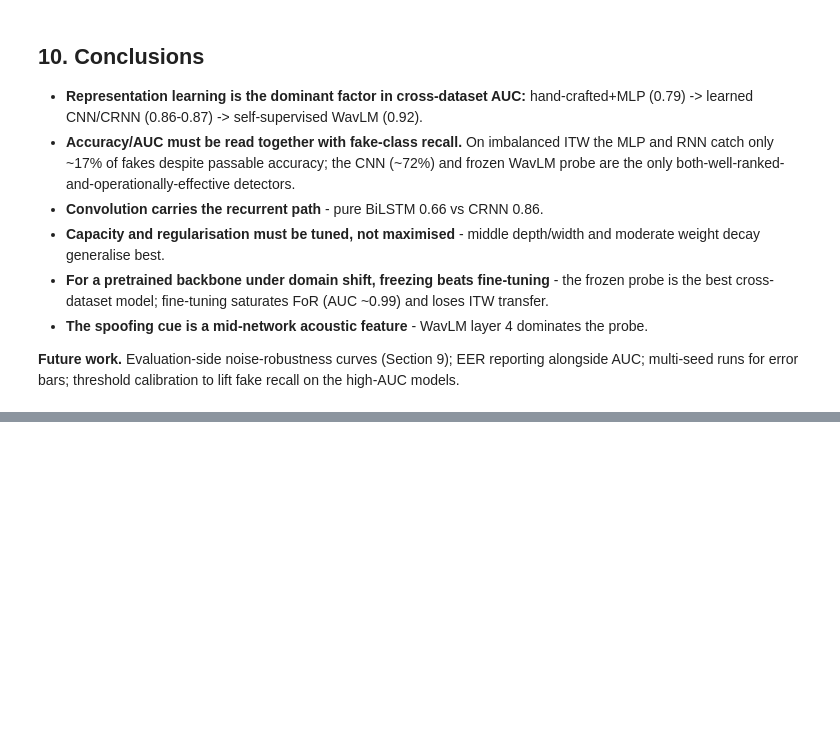
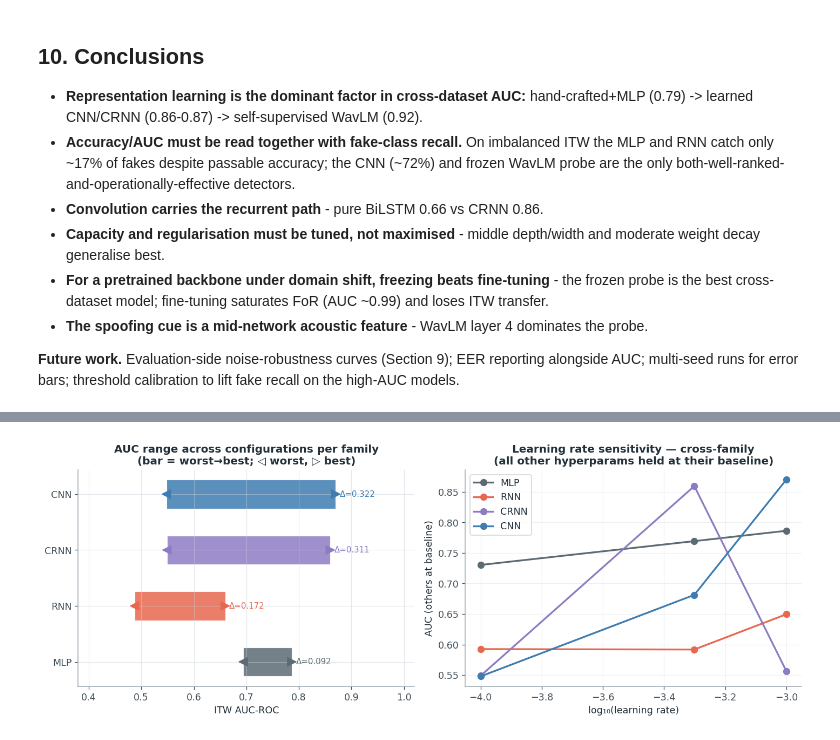
Before and after one commit to KonstaninosKaimakis/audio-deepfake-detection-DL, a Jupyter notebook: report.ipynb, the cells around one changed output, grey strips where cells are left out. Saved outputs shown, nothing was run; the diff lists cells and outputs as text; code cells hidden in the pictures; blank space fills up the shorter version.

```diff
--- a/report.ipynb
+++ b/report.ipynb
@@ -581,0 +723,83 @@ A dedicated **evaluation-side** study is the planned extension: corrupt the **te
+# %%
+# Cache all family tables once to avoid repeated disk reads
+_fam_tables = {fam: family_table(fam, FAM[fam]) for fam in ["MLP", "CNN", "CRNN", "RNN"]}
+fam_order = ["MLP", "RNN", "CRNN", "CNN"]   # ascending complexity / ceiling
+pal_fam   = [PAL["slate"], PAL["coral"], PAL["violet"], PAL["blue"]]
+
+# ─── AUC range per family: sensitivity to configuration ────────────────
+range_data = {fam: {"best": d["AUC"].max(), "worst": d["AUC"].min(),
+                    "spread": d["AUC"].max() - d["AUC"].min()}
+              for fam, d in _fam_tables.items()}
+
+fig, axes = plt.subplots(1, 2, figsize=(12, 4.5))
+
+ax = axes[0]
+x = np.arange(len(fam_order))
+bests   = [range_data[f]["best"]   for f in fam_order]
+worsts  = [range_data[f]["worst"]  for f in fam_order]
+spreads = [range_data[f]["spread"] for f in fam_order]
+ax.barh(x, spreads, left=worsts, height=0.52, color=pal_fam,
+        edgecolor="white", lw=0.7, alpha=0.85)
+ax.scatter(bests,  x, zorder=5, color=pal_fam, s=90, marker=">")
+ax.scatter(worsts, x, zorder=5, color=pal_fam, s=90, marker="<")
+ax.set_yticks(x); ax.set_yticklabels(fam_order)
+ax.set_xlabel("ITW AUC-ROC"); ax.set_xlim(0.38, 1.02)
+ax.set_title("AUC range across configurations per family\n(bar = worst→best; ◁ worst, ▷ best)")
+for i, (b, s, col) in enumerate(zip(bests, spreads, pal_fam)):
+    ax.text(b + 0.008, i, f"Δ={s:.3f}", va="center", fontsize=9, color=col)
+
+# ─── LR sensitivity: cross-family on the same axes ──────────────────
+ax = axes[1]
+for fam, col in zip(fam_order, pal_fam):
+    d = _fam_tables[fam]
+    others = [c for c in CONFIG_COLS[fam] if c != "lr"]
+    base = {c: d[c].mode().iloc[0] for c in others}
+    mask = (d[others] == pd.Series(base)).all(axis=1) if others else pd.Series([True]*len(d))
+    sd = d[mask].copy()
+    if sd["lr"].nunique() < 2:
+        continue
+    sd = sd.assign(_sk=sd["lr"].map(_sortkey)).sort_values("_sk")
+    xvals = np.log10(sd["lr"].astype(float))
+    ax.plot(xvals, sd["AUC"], marker="o", ms=7, lw=2, color=col, label=fam)
+
+ax.set_xlabel("log₁₀(learning rate)")
+ax.set_ylabel("AUC (others at baseline)")
+ax.set_title("Learning rate sensitivity — cross-family\n(all other hyperparams held at their baseline)")
+ax.legend(); ax.grid(alpha=0.3)
+plt.tight_layout(); plt.show()
+
+# ─── Regularisation: dropout and weight_decay ─────────────────────────
+fig, axes = plt.subplots(1, 2, figsize=(12, 4.5))
+for ax, (param, label) in zip(axes, [("dropout", "Dropout"),
+                                      ("weight_decay", "Weight decay")]):
+    # global x-axis: union of all values tested across families
+    all_vals = sorted(
+        {v for fam in fam_order if param in CONFIG_COLS[fam]
+           for v in _fam_tables[fam][param].unique()},
+        key=_sortkey
+    )
+    val_to_x = {v: i for i, v in enumerate(all_vals)}
+
+    for fam, col in zip(fam_order, pal_fam):
+        if param not in CONFIG_COLS[fam]:
+            continue
+        d = _fam_tables[fam]
+        others = [c for c in CONFIG_COLS[fam] if c != param]
+        base = {c: d[c].mode().iloc[0] for c in others}
+        mask = (d[others] == pd.Series(base)).all(axis=1) if others else pd.Series([True]*len(d))
+        sd = d[mask].copy()
+        if sd[param].nunique() < 2:
+            continue
+        sd = sd.assign(_sk=sd[param].map(_sortkey)).sort_values("_sk")
+        xpts = [val_to_x.get(v, np.nan) for v in sd[param]]
+        ax.plot(xpts, sd["AUC"], marker="o", ms=7, lw=2, color=col, label=fam)
+
+    ax.set_xticks(range(len(all_vals)))
+    ax.set_xticklabels([_fmt(v) for v in all_vals])
+    ax.set_xlabel(label); ax.set_ylabel("AUC (others at baseline)")
+    ax.set_title(f"{label} sensitivity — cross-family")
+    ax.legend(); ax.grid(alpha=0.3)
+
+plt.tight_layout(); plt.show()
+# %% [output]
+[figure, added]
```
Also changed, not shown: parts of 6 cells of this notebook.
